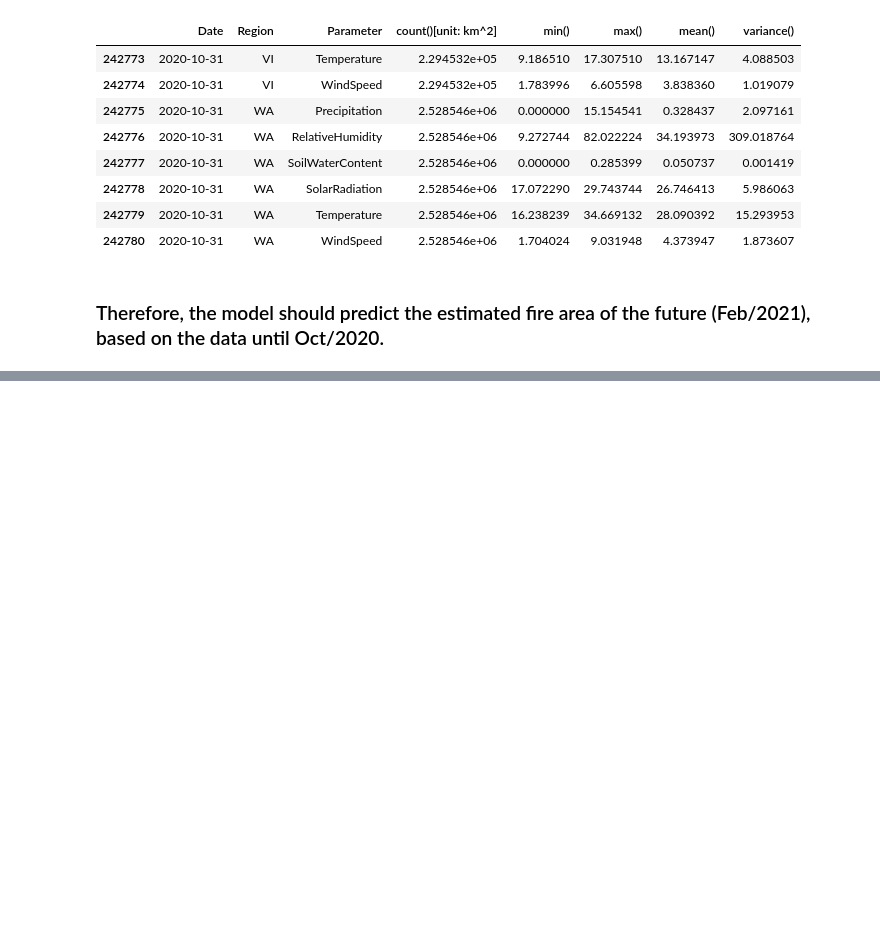
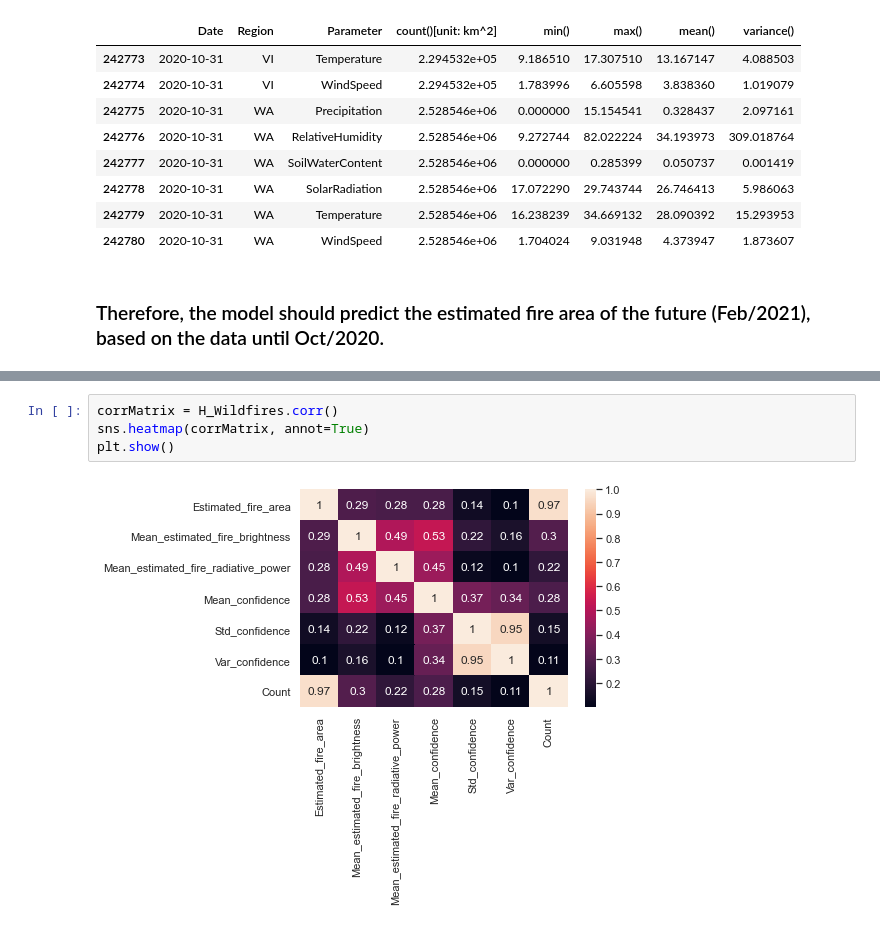
Before and after one commit to ccomkhj/Spot-Challenge-Wildfires, a Jupyter notebook: main/data_process.ipynb, the cells around one changed output, grey strips where cells are left out. Saved outputs shown, nothing was run; the diff lists cells and outputs as text; blank space fills up the shorter version.

Commit message:
Corr Matrix

```diff
--- a/main/data_process.ipynb
+++ b/main/data_process.ipynb
@@ -487,0 +505,6 @@ H_Weather.tail(8)
+# %%
+corrMatrix = H_Wildfires.corr()
+sns.heatmap(corrMatrix, annot=True)
+plt.show()
+# %% [output]
+[figure, added]
```
Also changed, not shown: parts of 3 cells of this notebook.
